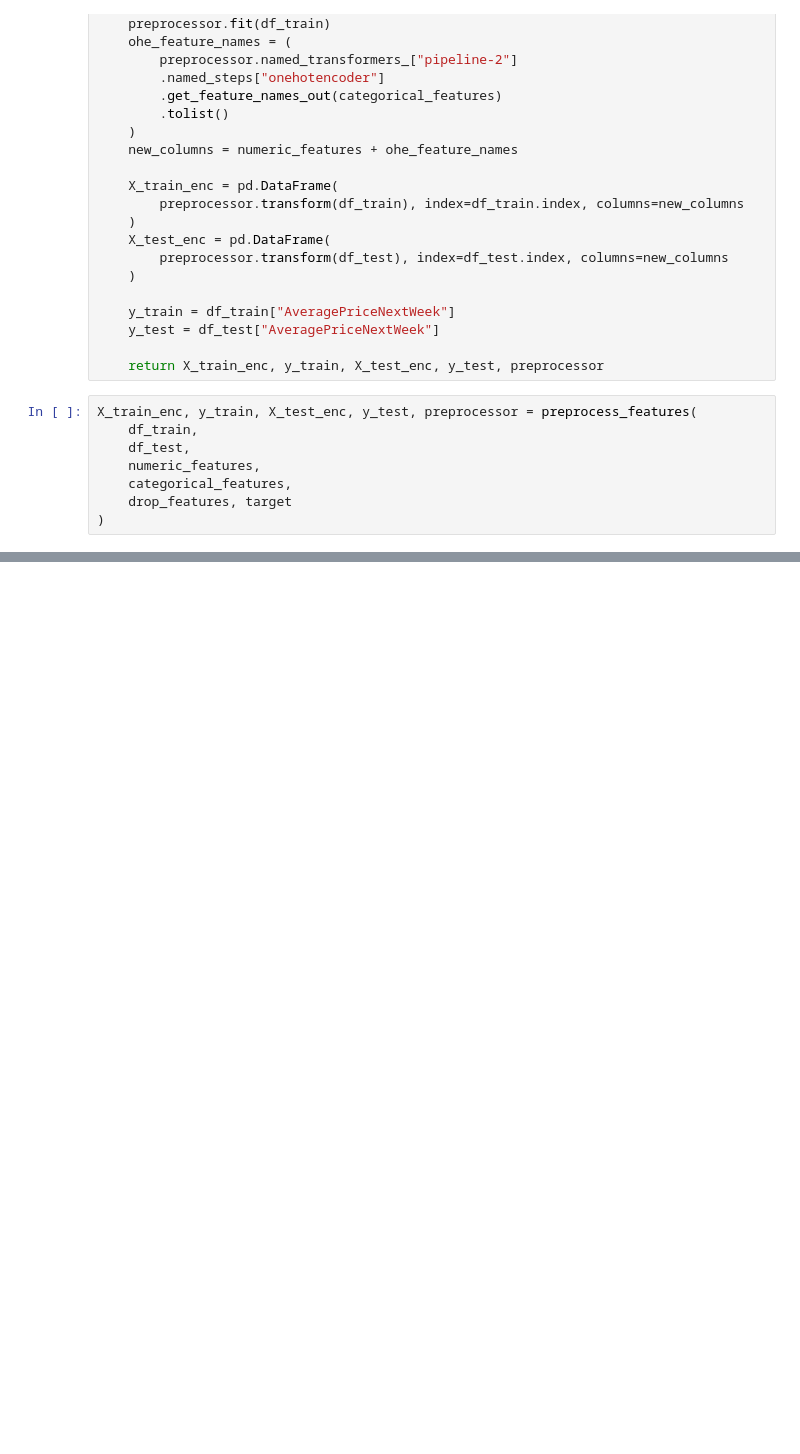
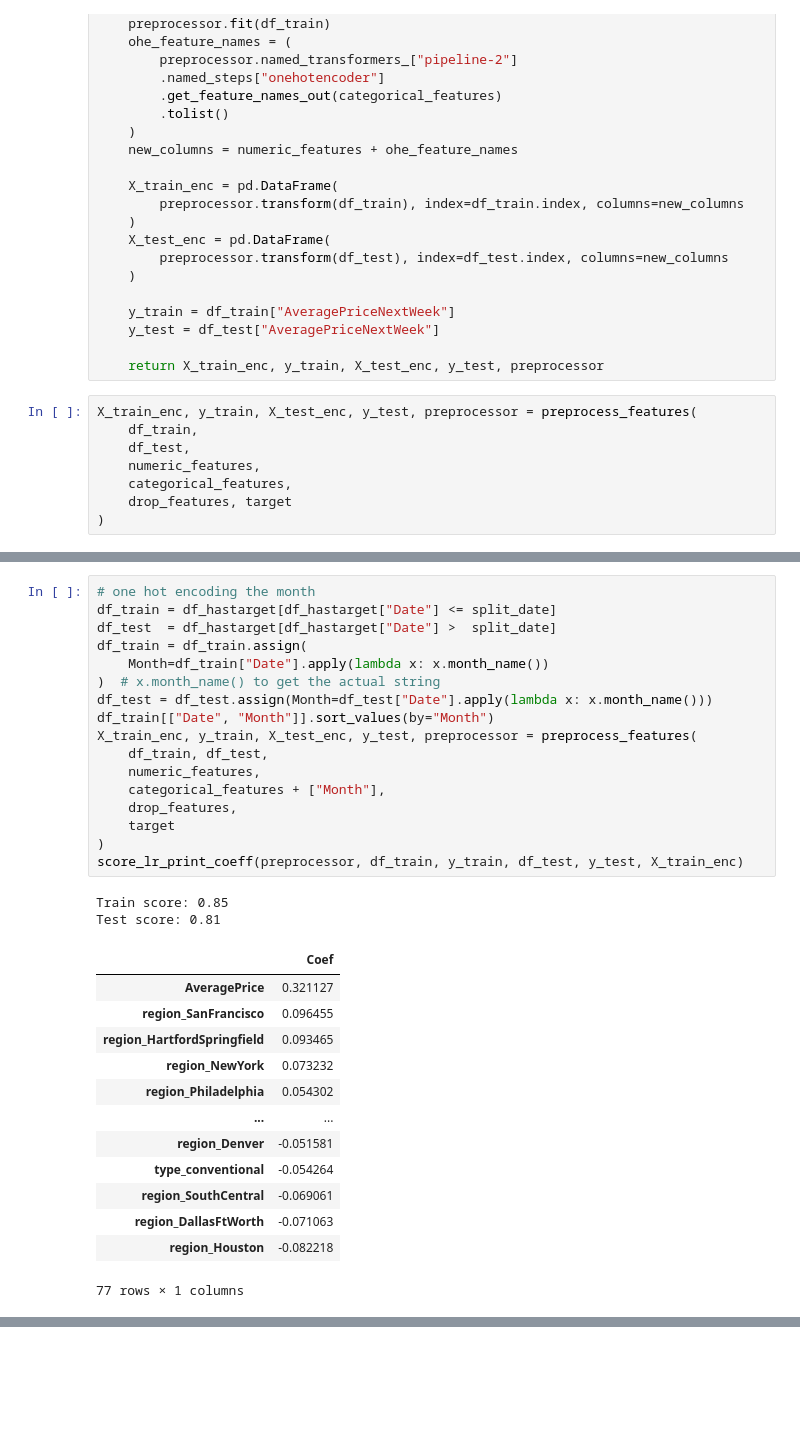
Before and after one commit to isabelalucas/CPSC330-HW, a Jupyter notebook: hw8/hw8.ipynb, the cells around one changed output, grey strips where cells are left out. Saved outputs shown, nothing was run; the diff lists cells and outputs as text; blank space fills up the shorter version.

```diff
--- a/hw8/hw8.ipynb
+++ b/hw8/hw8.ipynb
@@ -558,0 +550,33 @@ X_hour_week = np.hstack(
+# %%
+# one hot encoding the month
+df_train = df_hastarget[df_hastarget["Date"] <= split_date]
+df_test  = df_hastarget[df_hastarget["Date"] >  split_date]
+df_train = df_train.assign(
+    Month=df_train["Date"].apply(lambda x: x.month_name())
+)  # x.month_name() to get the actual string
+df_test = df_test.assign(Month=df_test["Date"].apply(lambda x: x.month_name()))
+df_train[["Date", "Month"]].sort_values(by="Month")
+X_train_enc, y_train, X_test_enc, y_test, preprocessor = preprocess_features(
+    df_train, df_test,
+    numeric_features,
+    categorical_features + ["Month"],
+    drop_features,
+    target
+)
+score_lr_print_coeff(preprocessor, df_train, y_train, df_test, y_test, X_train_enc)
+# %% [output]
+Train score: 0.85
+Test score: 0.81
+|  | Coef |
+| AveragePrice | 0.321127 |
+| region_SanFrancisco | 0.096455 |
+| region_HartfordSpringfield | 0.093465 |
+| region_NewYork | 0.073232 |
+| region_Philadelphia | 0.054302 |
+| ... | ... |
+| region_Denver | -0.051581 |
+| type_conventional | -0.054264 |
+| region_SouthCentral | -0.069061 |
+| region_DallasFtWorth | -0.071063 |
+| region_Houston | -0.082218 |
+77 rows × 1 columns
```
Also changed, not shown: parts of 32 cells of this notebook, 1 other file.
